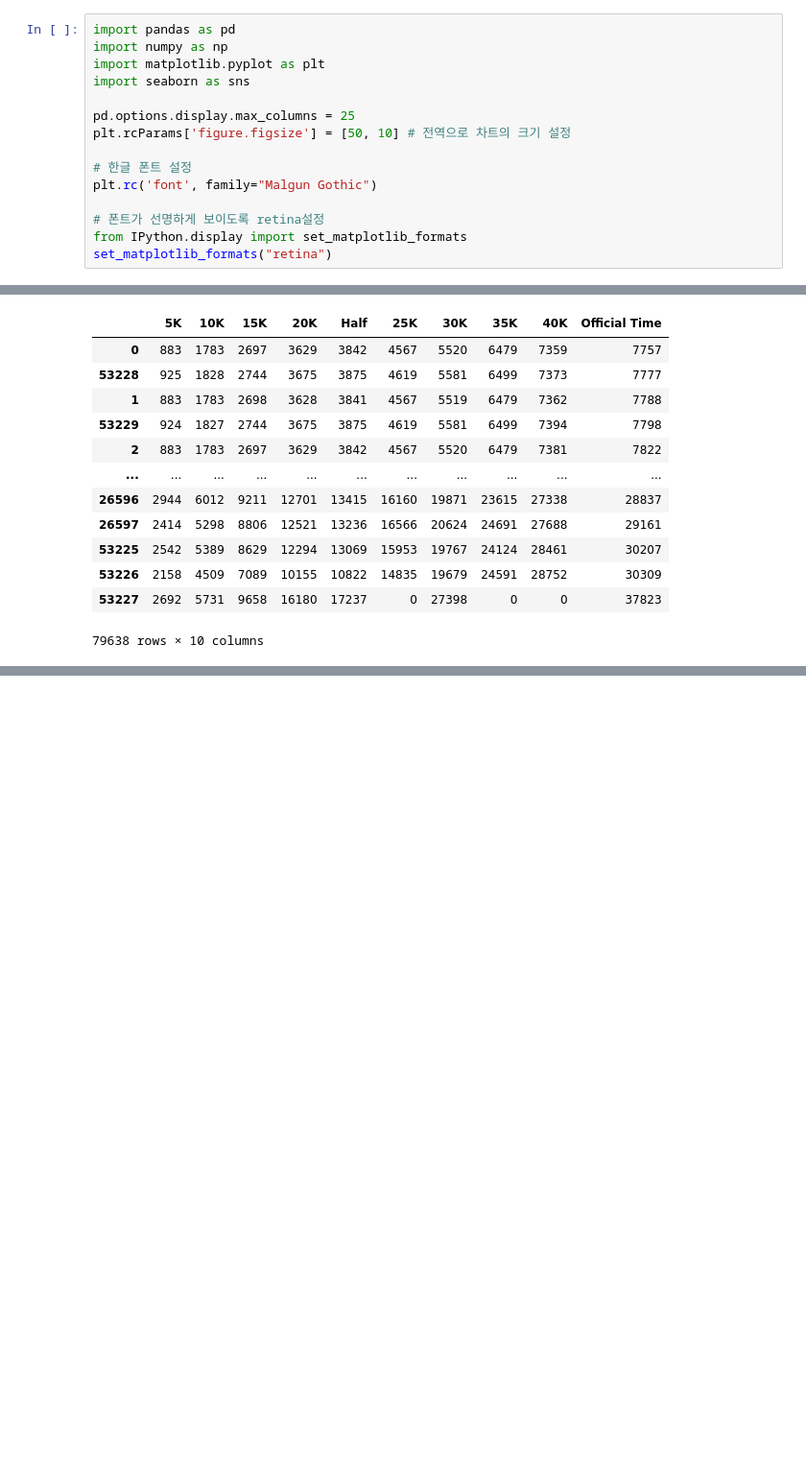
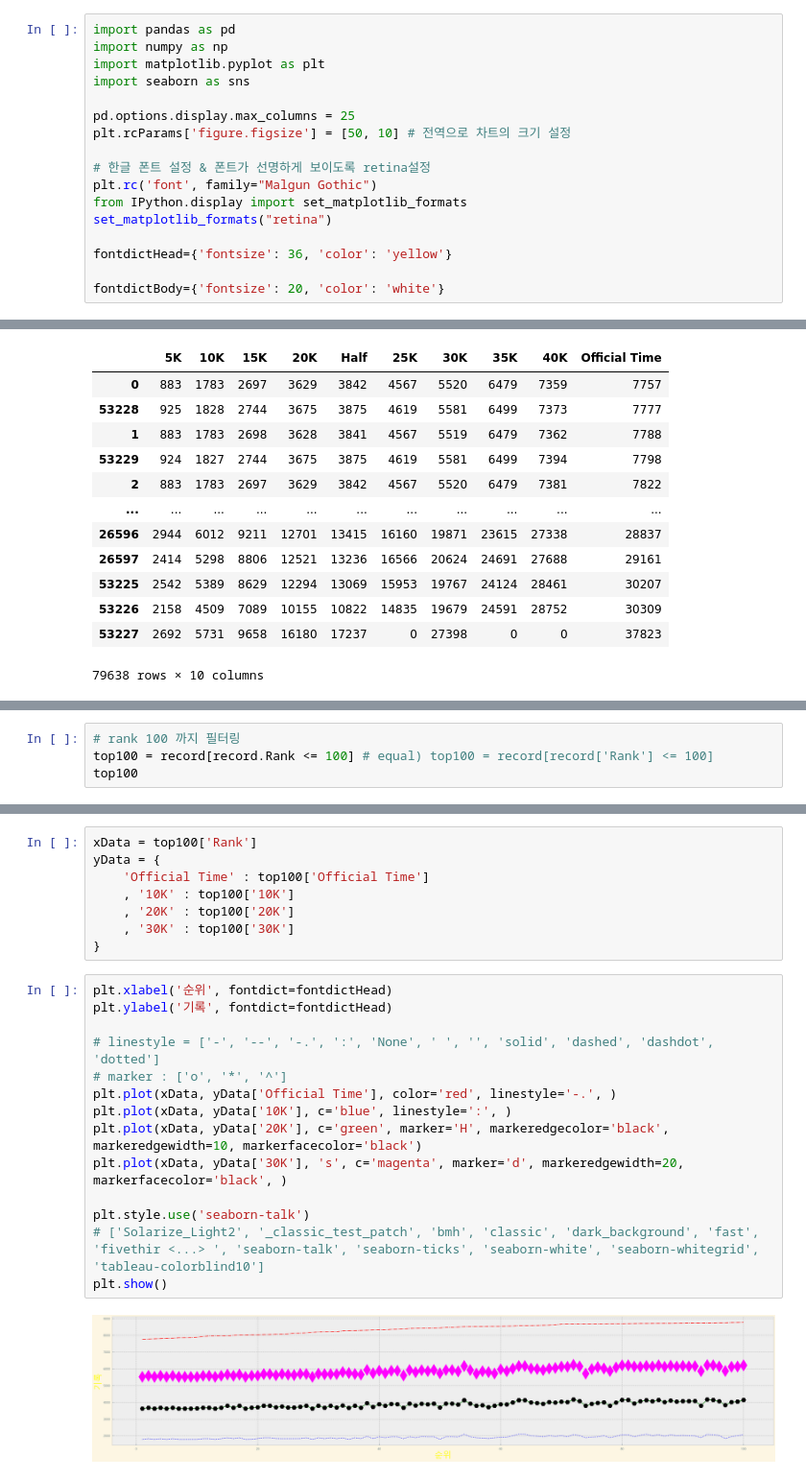
Before and after one commit to Junohera/PythonBasic2021, a Jupyter notebook: 02_DataAnalysis/09_Chart03_Line.ipynb, the cells around one changed output, grey strips where cells are left out. Shown: that part at 96% size. Cells and saved outputs as stored; diff of their text form; blank space fills up the shorter version.

```diff
--- a/02_DataAnalysis/09_Chart03_Line.ipynb
+++ b/02_DataAnalysis/09_Chart03_Line.ipynb
@@ -7,12 +7,14 @@ import seaborn as sns
 pd.options.display.max_columns = 25
 plt.rcParams['figure.figsize'] = [50, 10] # 전역으로 차트의 크기 설정
 
-# 한글 폰트 설정
+# 한글 폰트 설정 & 폰트가 선명하게 보이도록 retina설정
 plt.rc('font', family="Malgun Gothic")
-
-# 폰트가 선명하게 보이도록 retina설정
 from IPython.display import set_matplotlib_formats
 set_matplotlib_formats("retina")
+
+fontdictHead={'fontsize': 36, 'color': 'yellow'}
+
+fontdictBody={'fontsize': 20, 'color': 'white'}
 # %%
 marathonDf = pd.read_csv('./marathon/marathon_merge[2015~2017].csv')
 # %%
@@ -68,3 +67,7 @@ record
 | 53226 | 79637 | 2158 | 4509 | 7089 | 10155 | 10822 | 14835 | 19679 | 24591 | 28752 | ... |
 | 53227 | 79638 | 2692 | 5731 | 9658 | 16180 | 17237 | 0 | 27398 | 0 | 0 | ... |
 79638 rows × 11 columns
+# %%
+# rank 100 까지 필터링
+top100 = record[record.Rank <= 100] # equal) top100 = record[record['Rank'] <= 100]
+top100
@@ -70,0 +88,24 @@ record
+# %%
+xData = top100['Rank']
+yData = {
+    'Official Time' : top100['Official Time']
+    , '10K' : top100['10K']
+    , '20K' : top100['20K']
+    , '30K' : top100['30K']
+}
+# %%
+plt.xlabel('순위', fontdict=fontdictHead)
+plt.ylabel('기록', fontdict=fontdictHead)
+
+# linestyle = ['-', '--', '-.', ':', 'None', ' ', '', 'solid', 'dashed', 'dashdot', 'dotted']
+# marker : ['o', '*', '^']
+plt.plot(xData, yData['Official Time'], color='red', linestyle='-.', )
+plt.plot(xData, yData['10K'], c='blue', linestyle=':', )
+plt.plot(xData, yData['20K'], c='green', marker='H', markeredgecolor='black', markeredgewidth=10, markerfacecolor='black')
+plt.plot(xData, yData['30K'], 's', c='magenta', marker='d', markeredgewidth=20, markerfacecolor='black', )
+
+plt.style.use('seaborn-talk')
+# ['Solarize_Light2', '_classic_test_patch', 'bmh', 'classic', 'dark_background', 'fast', 'fivethir <...> ', 'seaborn-talk', 'seaborn-ticks', 'seaborn-white', 'seaborn-whitegrid', 'tableau-colorblind10']
+plt.show()
+# %% [output]
+[figure, added]
```
Also changed, not shown: parts of 2 cells of this notebook.
